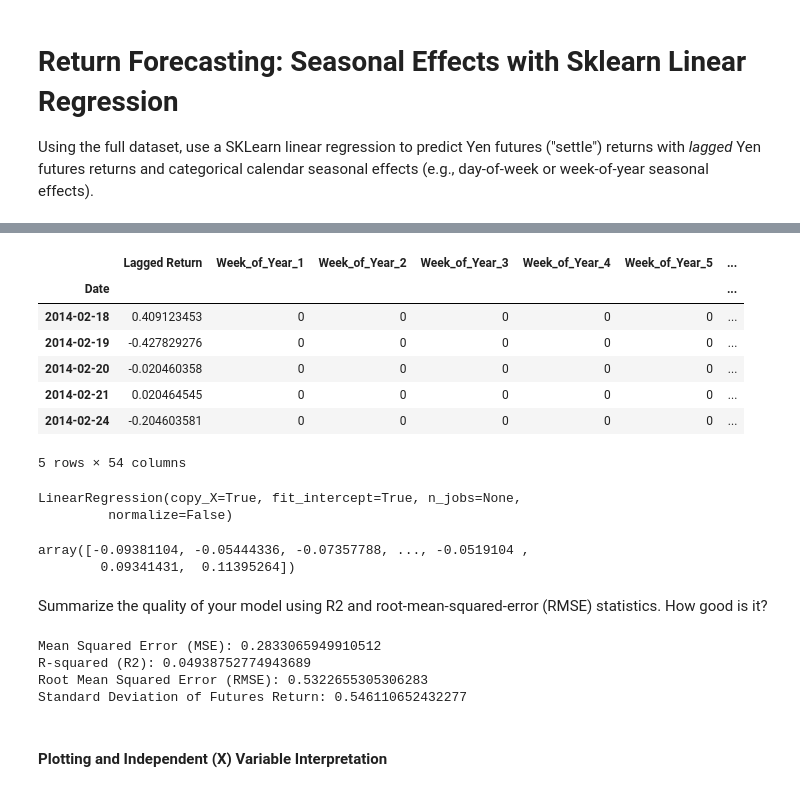
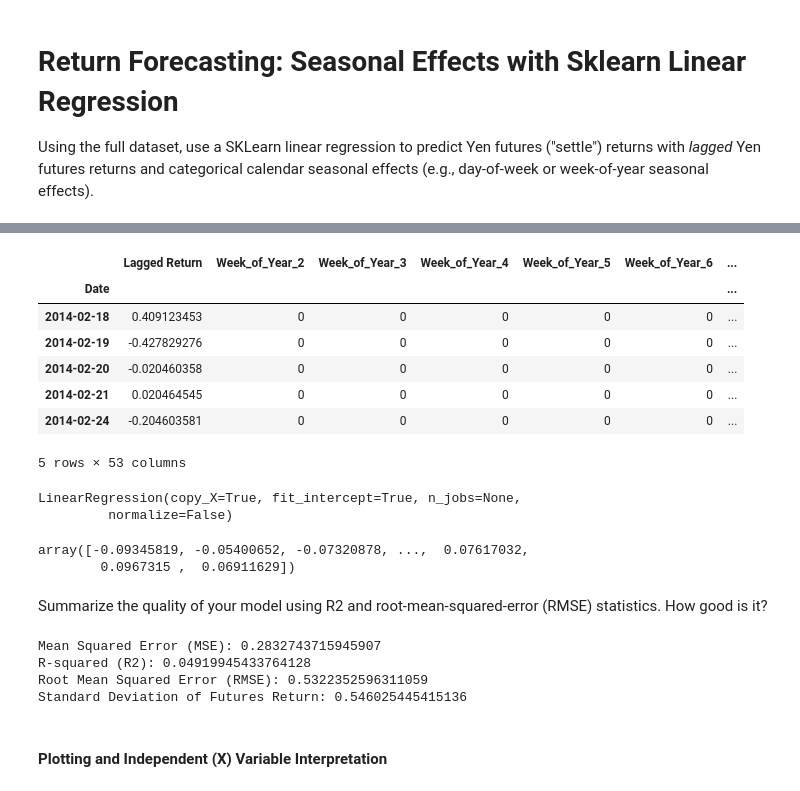
Before and after one commit to RCantu92/jpy_time_series_analysis, a Jupyter notebook: Starter_Code/time_series_analysis.ipynb, the cells around one changed output, grey strips where cells are left out. Saved outputs shown, nothing was run; the diff lists cells and outputs as text; code cells hidden in the pictures.

```diff
--- a/Starter_Code/time_series_analysis.ipynb
+++ b/Starter_Code/time_series_analysis.ipynb
@@ -165,19 +165,19 @@ X = fut['Lagged Return'].to_frame()
 # %%
 # Add into the X dataframe either a "dayofweek" or "weekofyear" column, (e.g., using X.index.weekofyear)
 X['Week_of_Year'] = X.index.weekofyear
 
 # Create a new categorical X dataframe, by using pd.get_dummies() on the seasonal column created just above:
-X_binary_encoded = pd.get_dummies(X, columns=['Week_of_Year'])
+X_binary_encoded = pd.get_dummies(X, columns=['Week_of_Year'],drop_first=True)
 X_binary_encoded.head()
 # %% [output]
-|  | Lagged Return | Week_of_Year_1 | Week_of_Year_2 | Week_of_Year_3 | Week_of_Year_4 | Week_of_Year_5 | ... |
+|  | Lagged Return | Week_of_Year_2 | Week_of_Year_3 | Week_of_Year_4 | Week_of_Year_5 | Week_of_Year_6 | ... |
 | Date |  |  |  |  |  |  | ... |
 | 2014-02-18 | 0.409123453 | 0 | 0 | 0 | 0 | 0 | ... |
 | 2014-02-19 | -0.427829276 | 0 | 0 | 0 | 0 | 0 | ... |
 | 2014-02-20 | -0.020460358 | 0 | 0 | 0 | 0 | 0 | ... |
 | 2014-02-21 | 0.020464545 | 0 | 0 | 0 | 0 | 0 | ... |
 | 2014-02-24 | -0.204603581 | 0 | 0 | 0 | 0 | 0 | ... |
-5 rows × 54 columns
+5 rows × 53 columns
 # %%
 # Create a "y" series, using just the "Futures Return" column created above.
 y = fut["Futures Return"].copy()
@@ -195,8 +195,8 @@ LinearRegression(copy_X=True, fit_intercept=True, n_jobs=None,
 predictions = model.predict(X_binary_encoded)
 predictions
 # %% [output]
-array([-0.09381104, -0.05444336, -0.07357788, ..., -0.0519104 ,
-        0.09341431,  0.11395264])
+array([-0.09345819, -0.05400652, -0.07320878, ...,  0.07617032,
+        0.0967315 ,  0.06911629])
 # %% [markdown]
  Summarize the quality of your model using R2 and root-mean-squared-error (RMSE) statistics. How good is it?
 # %%
@@ -216,10 +216,10 @@ print(f"R-squared (R2): {r2}")
 print(f"Root Mean Squared Error (RMSE): {rmse}")
 print(f"Standard Deviation of Futures Return: {y.std()}")
 # %% [output]
-Mean Squared Error (MSE): 0.2833065949910512
-R-squared (R2): 0.04938752774943689
-Root Mean Squared Error (RMSE): 0.5322655305306283
-Standard Deviation of Futures Return: 0.546110652432277
+Mean Squared Error (MSE): 0.2832743715945907
+R-squared (R2): 0.04919945433764128
+Root Mean Squared Error (RMSE): 0.5322352596311059
+Standard Deviation of Futures Return: 0.546025445415136
 # %% [markdown]
  #### Plotting and Independent (X) Variable Interpretation
 # %% [markdown]
```
Also changed, not shown: parts of 8 cells of this notebook.
